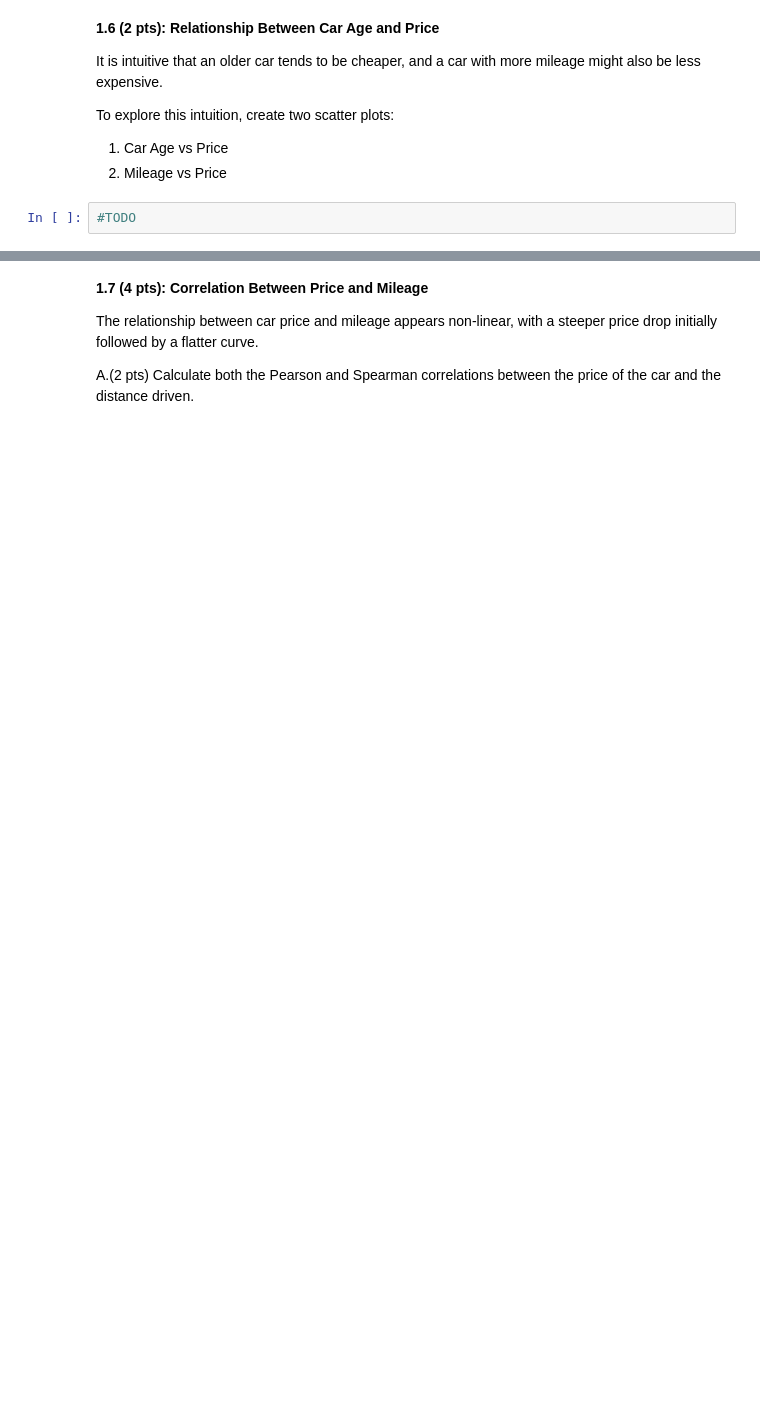
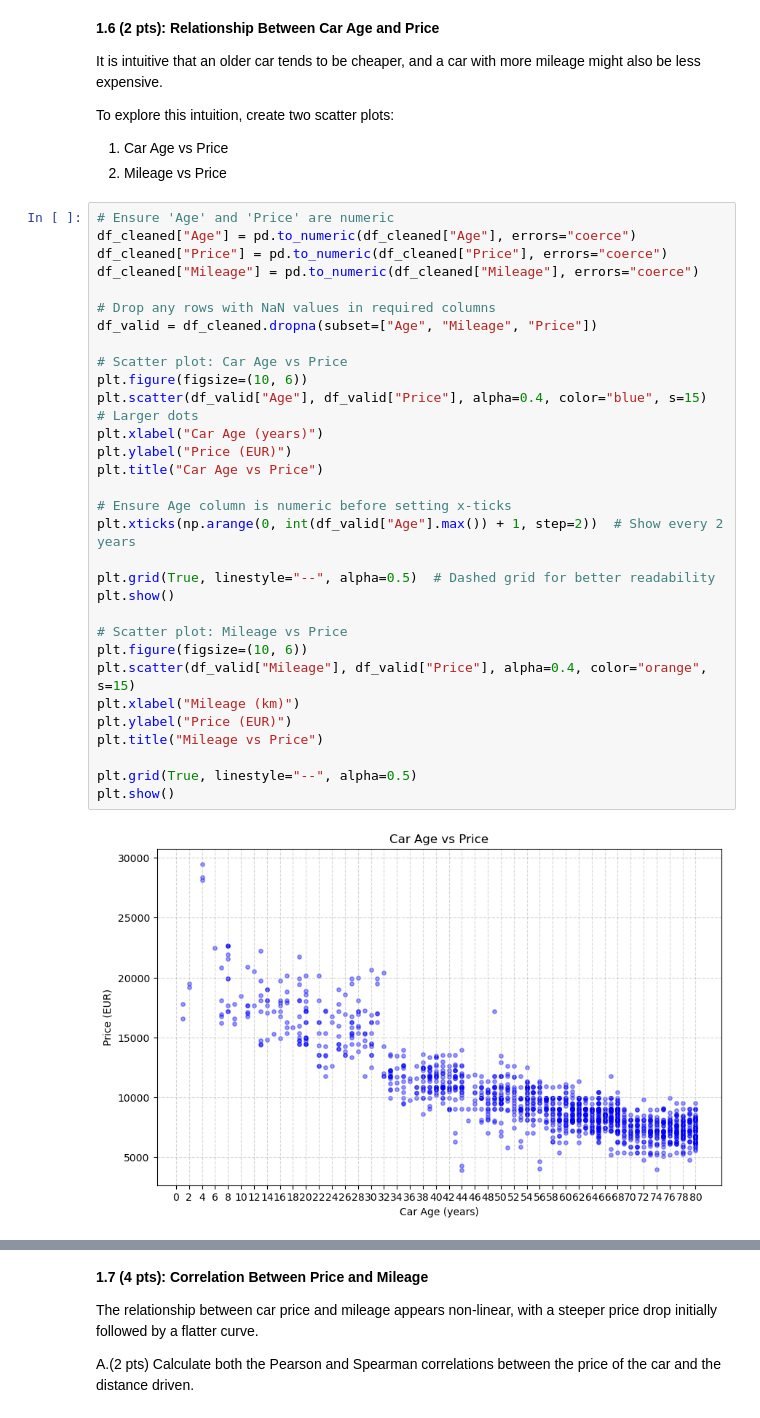
Before and after one commit to Jvviragine/data_analysis_um_course, a Jupyter notebook: data_clinics/clinic2/JV_clinic2.ipynb, the cells around one changed output, grey strips where cells are left out. Drawn from its saved outputs; the diff is of its cells as text; blank space fills up the shorter version.

```diff
--- a/data_clinics/clinic2/JV_clinic2.ipynb
+++ b/data_clinics/clinic2/JV_clinic2.ipynb
@@ -253,4 +398,35 @@ To explore this intuition, create two scatter plots:
 1. Car Age vs Price
 2. Mileage vs Price
 # %%
-#TODO
+# Ensure 'Age' and 'Price' are numeric
+df_cleaned["Age"] = pd.to_numeric(df_cleaned["Age"], errors="coerce")
+df_cleaned["Price"] = pd.to_numeric(df_cleaned["Price"], errors="coerce")
+df_cleaned["Mileage"] = pd.to_numeric(df_cleaned["Mileage"], errors="coerce")
+
+# Drop any rows with NaN values in required columns
+df_valid = df_cleaned.dropna(subset=["Age", "Mileage", "Price"])
+
+# Scatter plot: Car Age vs Price
+plt.figure(figsize=(10, 6))
+plt.scatter(df_valid["Age"], df_valid["Price"], alpha=0.4, color="blue", s=15)  # Larger dots
+plt.xlabel("Car Age (years)")
+plt.ylabel("Price (EUR)")
+plt.title("Car Age vs Price")
+
+# Ensure Age column is numeric before setting x-ticks
+plt.xticks(np.arange(0, int(df_valid["Age"].max()) + 1, step=2))  # Show every 2 years
+
+plt.grid(True, linestyle="--", alpha=0.5)  # Dashed grid for better readability
+plt.show()
+
+# Scatter plot: Mileage vs Price
+plt.figure(figsize=(10, 6))
+plt.scatter(df_valid["Mileage"], df_valid["Price"], alpha=0.4, color="orange", s=15)
+plt.xlabel("Mileage (km)")
+plt.ylabel("Price (EUR)")
+plt.title("Mileage vs Price")
+
+plt.grid(True, linestyle="--", alpha=0.5)
+plt.show()
+# %% [output]
+[figure, added]
```
Also changed, not shown: parts of 7 cells of this notebook, 1 other file.
